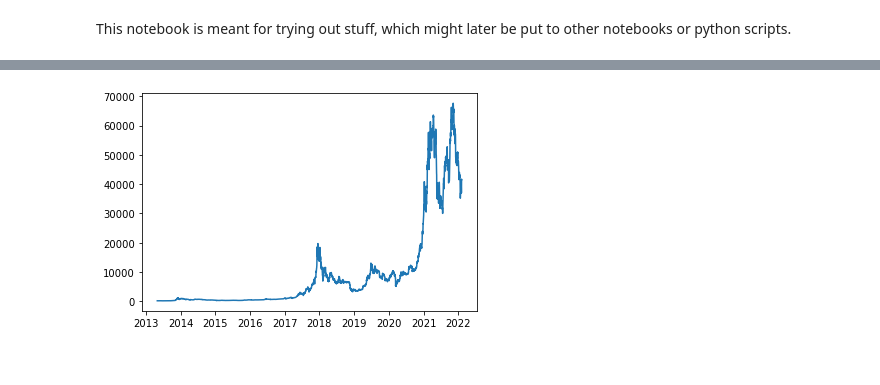
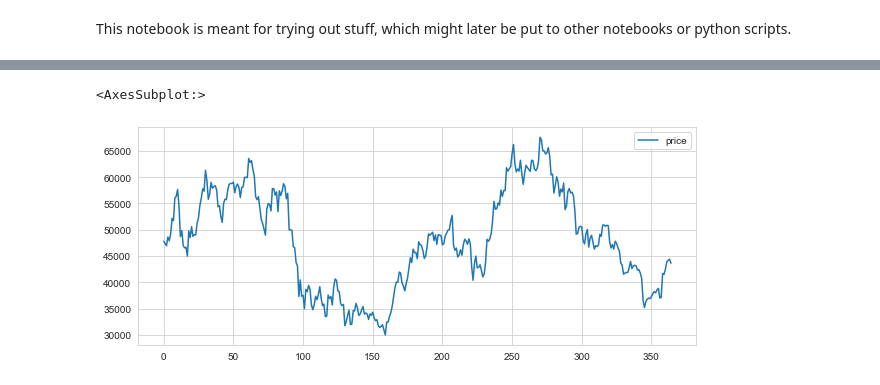
Before and after one commit to MaliMi97/portfolio, a Jupyter notebook: src/trial-and-error.ipynb, the cells around one changed output, grey strips where cells are left out. Drawn from its saved outputs; the diff is of its cells as text; code cells hidden in the pictures.

```diff
--- a/src/trial-and-error.ipynb
+++ b/src/trial-and-error.ipynb
@@ -1,7 +1,14 @@
 # %% [markdown]
 This notebook is meant for trying out stuff, which might later be put to other notebooks or python scripts.
 # %%
-import datetime
+from datetime import datetime
 import pandas as pd
 import matplotlib.pyplot as plt
 import numpy as np
+import seaborn as sns
+from api.GlassnodeAPI import GlassnodeAPI
+from api.CoinGeckoAPI import CoinGeckoAPI
+from functions.functions import *
+from visualization.line_graph import *
+from functions.impermanent_loss import *
+sns.set_style('whitegrid')
@@ -53,4 +14,0 @@ import numpy as np
-# %%
-plt.plot(y['time'],y['price']);
-# %% [output]
-[figure, removed]
@@ -56,0 +24,5 @@ plt.plot(y['time'],y['price']);
+# %%
+bitcoin['price'].plot(legend=True,figsize=(10,4))
+# %% [output]
+<AxesSubplot:>
+[figure, added]
```
Also changed, not shown: parts of 29 cells of this notebook, 4 other files.
